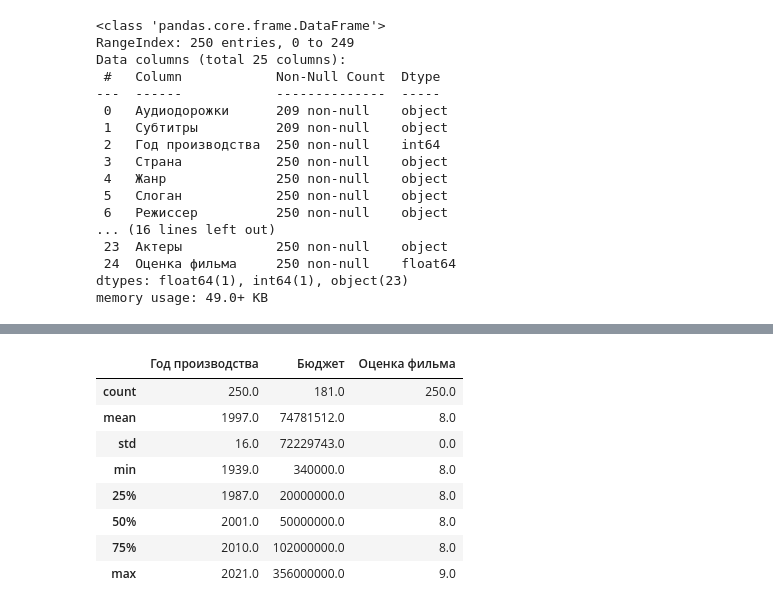
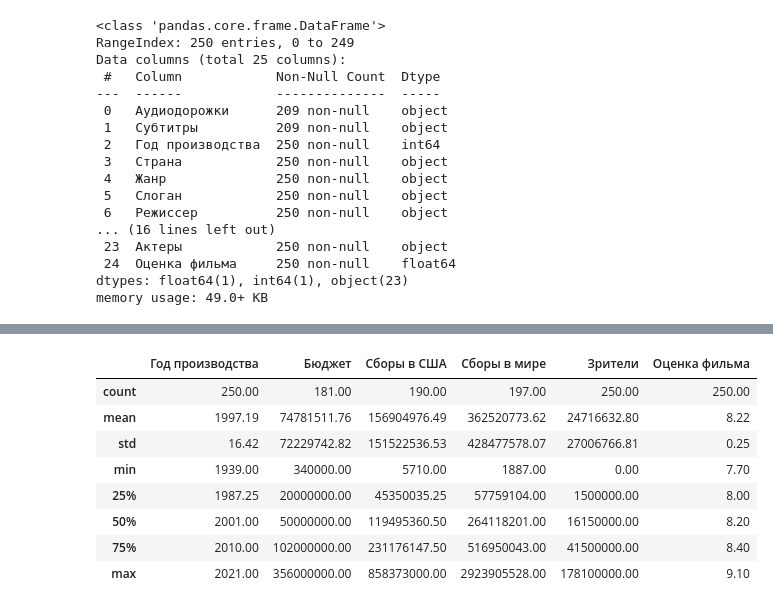
Before and after one commit to Asvad-bin-Timur/Scraping, a Jupyter notebook: Notebook.ipynb, the cells around one changed output, grey strips where cells are left out. Cells and saved outputs as stored; diff of their text form; code cells hidden in the pictures.

```diff
--- a/Notebook.ipynb
+++ b/Notebook.ipynb
@@ -156,12 +121,0 @@ See the caveats in the documentation: https://pandas.pydata.org/pandas-docs/stab
-# %%
-df_cleared.describe().round(0)
-# %% [output]
-|  | Год производства | Бюджет | Оценка фильма |
-| count | 250.0 | 181.0 | 250.0 |
-| mean | 1997.0 | 74781512.0 | 8.0 |
-| std | 16.0 | 72229743.0 | 0.0 |
-| min | 1939.0 | 340000.0 | 8.0 |
-| 25% | 1987.0 | 20000000.0 | 8.0 |
-| 50% | 2001.0 | 50000000.0 | 8.0 |
-| 75% | 2010.0 | 102000000.0 | 8.0 |
-| max | 2021.0 | 356000000.0 | 9.0 |
@@ -167,0 +155,13 @@ df_cleared.describe().round(0)
+# %%
+pd.options.display.float_format = "{:.2f}".format
+df_cleared.describe()
+# %% [output]
+|  | Год производства | Бюджет | Сборы в США | Сборы в мире | Зрители | Оценка фильма |
+| count | 250.00 | 181.00 | 190.00 | 197.00 | 250.00 | 250.00 |
+| mean | 1997.19 | 74781511.76 | 156904976.49 | 362520773.62 | 24716632.80 | 8.22 |
+| std | 16.42 | 72229742.82 | 151522536.53 | 428477578.07 | 27006766.81 | 0.25 |
+| min | 1939.00 | 340000.00 | 5710.00 | 1887.00 | 0.00 | 7.70 |
+| 25% | 1987.25 | 20000000.00 | 45350035.25 | 57759104.00 | 1500000.00 | 8.00 |
+| 50% | 2001.00 | 50000000.00 | 119495360.50 | 264118201.00 | 16150000.00 | 8.20 |
+| 75% | 2010.00 | 102000000.00 | 231176147.50 | 516950043.00 | 41500000.00 | 8.40 |
+| max | 2021.00 | 356000000.00 | 858373000.00 | 2923905528.00 | 178100000.00 | 9.10 |
```
Also changed, not shown: parts of 18 cells of this notebook.
